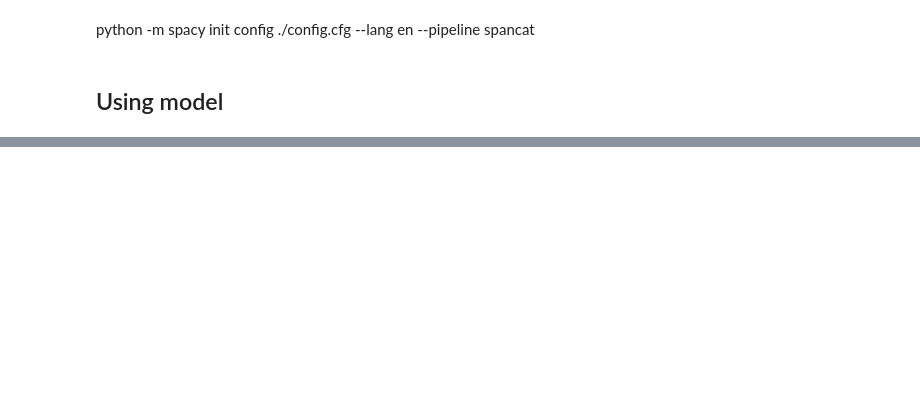
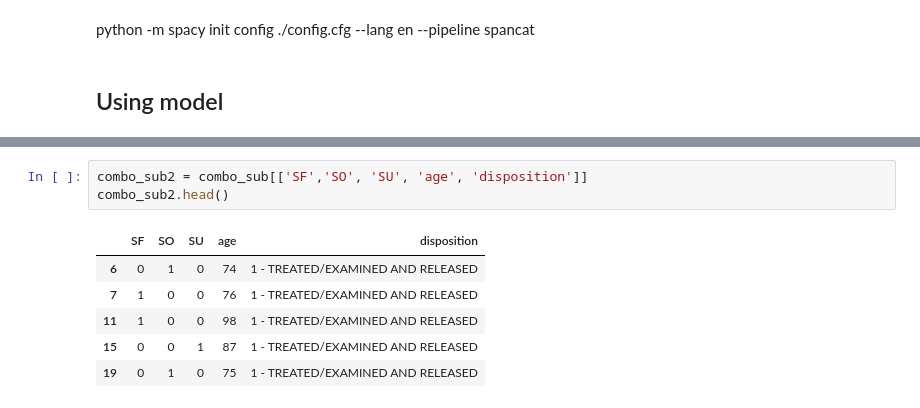
Before and after one commit to wendysphillips/Falling_analysis, a Jupyter notebook: code/fall_model_building_multiple_cats.ipynb, the cells around one changed output, grey strips where cells are left out. Drawn from its saved outputs; the diff is of its cells as text; blank space fills up the shorter version.

```diff
--- a/code/fall_model_building_multiple_cats.ipynb
+++ b/code/fall_model_building_multiple_cats.ipynb
@@ -228,0 +549,10 @@ output_df.to_csv("predictions_1017.csv")
+# %%
+combo_sub2 = combo_sub[['SF','SO', 'SU', 'age', 'disposition']]
+combo_sub2.head()
+# %% [output]
+|  | SF | SO | SU | age | disposition |
+| 6 | 0 | 1 | 0 | 74 | 1 - TREATED/EXAMINED AND RELEASED |
+| 7 | 1 | 0 | 0 | 76 | 1 - TREATED/EXAMINED AND RELEASED |
+| 11 | 1 | 0 | 0 | 98 | 1 - TREATED/EXAMINED AND RELEASED |
+| 15 | 0 | 0 | 1 | 87 | 1 - TREATED/EXAMINED AND RELEASED |
+| 19 | 0 | 1 | 0 | 75 | 1 - TREATED/EXAMINED AND RELEASED |
```
Also changed, not shown: parts of 59 cells of this notebook.
